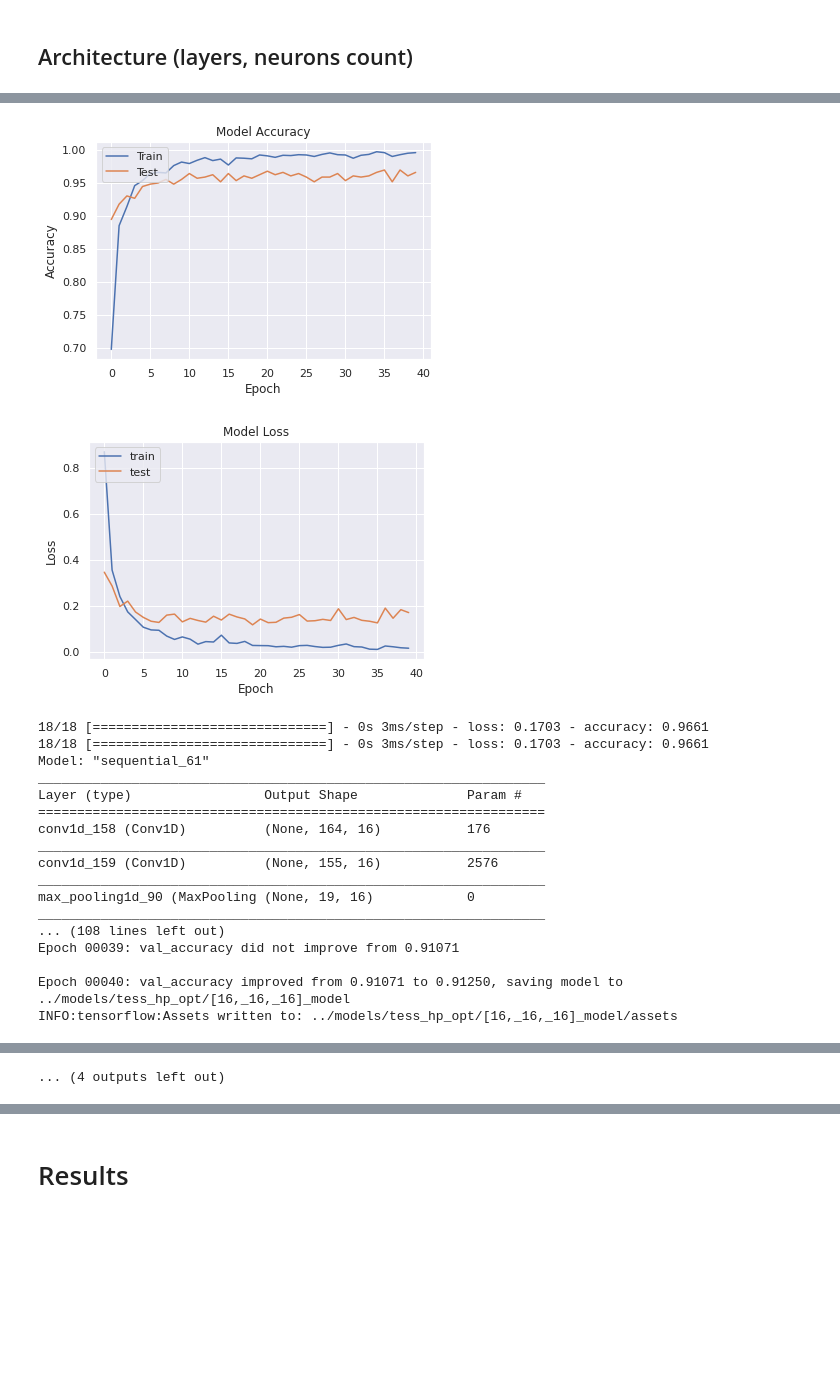
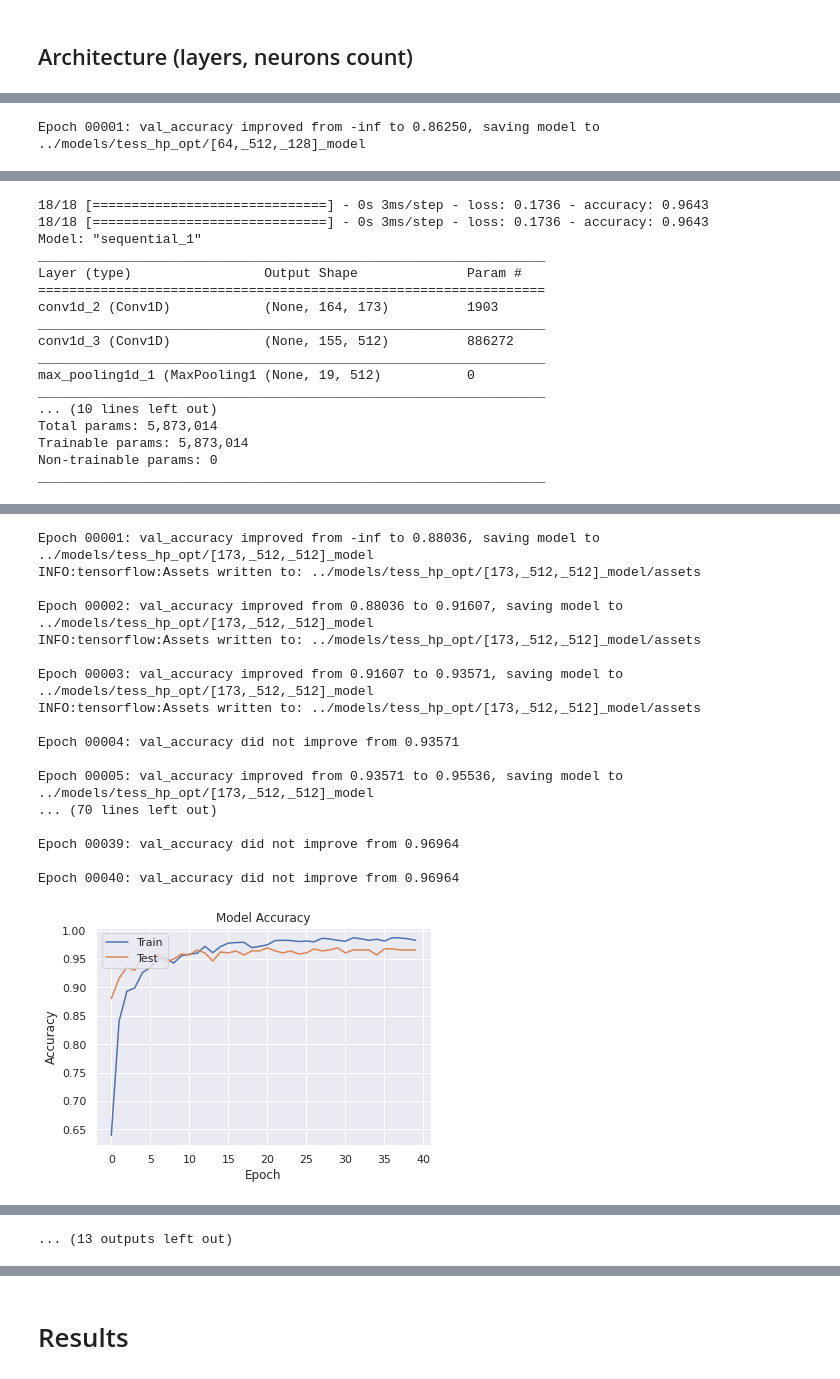
Before and after one commit to mikolajm190/python_SER_DL, a Jupyter notebook: src/tess_hp_opt.ipynb, the cells around one changed output, grey strips where cells are left out. Drawn from its saved outputs; the diff is of its cells as text; code cells hidden in the pictures; blank space fills up the shorter version.

Commit message:
activation functions update

```diff
--- a/src/tess_hp_opt.ipynb
+++ b/src/tess_hp_opt.ipynb
@@ -238,13 +238,12 @@ import tensorflow as tf
 from tensorflow import keras
 from tensorflow.keras import layers
 from tensorflow.keras.models import Sequential, load_model
-from keras.regularizers import l2
 from keras.utils import plot_model
 
 # model initialization
 def get_model(hidden_layers_count = 3, layers_neurons_count = [64, 128, 128, 256], activation_function='relu',
-             conv_kernel_size = 10, pooling_pool_size = 8, loss_function = 'categorical_crossentropy',
-              opt = keras.optimizers.Adam(learning_rate=0.001)):
+             output_activation_function='sigmoid', conv_kernel_size = 10, pooling_pool_size = 8,
+              loss_function = 'categorical_crossentropy', opt = keras.optimizers.Adam(learning_rate=0.001)):
 
     model = tf.keras.Sequential()
 
@@ -265,10 +264,10 @@ def get_model(hidden_layers_count = 3, layers_neurons_count = [64, 128, 128, 256
     model.add(layers.Dropout(0.4))
 
     # output layer
-    model.add(layers.Dense(7, activation='sigmoid'))
+    model.add(layers.Dense(7, activation=output_activation_function))
 
     # loss function and optimizer
-    model.compile(loss=loss_function, optimizer=opt,metrics=['accuracy'])
+    model.compile(loss=loss_function, optimizer=opt, metrics=['accuracy'])
 
     return model
 # %% [markdown]
@@ -276,7 +275,7 @@ def get_model(hidden_layers_count = 3, layers_neurons_count = [64, 128, 128, 256
 # %%
 from keras.callbacks import ModelCheckpoint
 
-def fit_save_results(model = model, custom_model_name = 'default_model', paths = [modelsPath, imgsPath]):
+def fit_save_results(model, custom_model_name = 'default_model', paths = [modelsPath, imgsPath]):
 
     # new dir prep
     for p in paths:
@@ -323,14 +322,20 @@ def fit_save_results(model = model, custom_model_name = 'default_model', paths =
 # %%
 proposed_architectures = (
     [2, [64, 512, 128]],
-    [2, [64, 512, 512]],
-    [2, [16, 16, 16]],
+    [2, [173, 512, 512]],
     [3, [64, 128, 128, 256]],
-    [3, [16, 32, 64, 32]],
+    [3, [82, 64, 64, 32]]
 )
 
 for arch in proposed_architectures:
     model = get_model(arch[0], arch[1])
     model.summary()
     fit_save_results(model, custom_model_name=f'{str(arch[1]).replace(" ", "_")}_model')
+
+model = get_model(5, [82, 100, 100, 200, 100, 50], conv_kernel_size=3, pooling_pool_size=3)
+model.summary()
+fit_save_results(model, custom_model_name='82_100_100_200_100_50_kern_3_pool_3_model')
+
+# best - 173, 512, 512
+best_arch = (2, (173, 512, 512))
 # %% [output]
@@ -353,0 +378 @@ Epoch 00040: val_accuracy did not improve from 0.96786
+Epoch 00001: val_accuracy improved from -inf to 0.86250, saving model to ../models/tess_hp_opt/[64,_512,_128]_model
@@ -372,0 +399,17 @@ Epoch 00040: val_accuracy did not improve from 0.96964
+18/18 [==============================] - 0s 3ms/step - loss: 0.1736 - accuracy: 0.9643
+18/18 [==============================] - 0s 3ms/step - loss: 0.1736 - accuracy: 0.9643
+Model: "sequential_1"
+_________________________________________________________________
+Layer (type)                 Output Shape              Param #
+=================================================================
+conv1d_2 (Conv1D)            (None, 164, 173)          1903
+_________________________________________________________________
+conv1d_3 (Conv1D)            (None, 155, 512)          886272
+_________________________________________________________________
+max_pooling1d_1 (MaxPooling1 (None, 19, 512)           0
+_________________________________________________________________
+... (10 lines left out)
+Total params: 5,873,014
+Trainable params: 5,873,014
+Non-trainable params: 0
+_________________________________________________________________
@@ -373,19 +418,18 @@ Epoch 00040: val_accuracy did not improve from 0.96964
+Epoch 00001: val_accuracy improved from -inf to 0.88036, saving model to ../models/tess_hp_opt/[173,_512,_512]_model
+INFO:tensorflow:Assets written to: ../models/tess_hp_opt/[173,_512,_512]_model/assets
+
+Epoch 00002: val_accuracy improved from 0.88036 to 0.91607, saving model to ../models/tess_hp_opt/[173,_512,_512]_model
+INFO:tensorflow:Assets written to: ../models/tess_hp_opt/[173,_512,_512]_model/assets
+
+Epoch 00003: val_accuracy improved from 0.91607 to 0.93571, saving model to ../models/tess_hp_opt/[173,_512,_512]_model
+INFO:tensorflow:Assets written to: ../models/tess_hp_opt/[173,_512,_512]_model/assets
+
+Epoch 00004: val_accuracy did not improve from 0.93571
+
+Epoch 00005: val_accuracy improved from 0.93571 to 0.95536, saving model to ../models/tess_hp_opt/[173,_512,_512]_model
+... (70 lines left out)
+
+Epoch 00039: val_accuracy did not improve from 0.96964
+
+Epoch 00040: val_accuracy did not improve from 0.96964
-[figure, old version]
+[figure, new version]
-[figure, removed]
-18/18 [==============================] - 0s 3ms/step - loss: 0.1703 - accuracy: 0.9661
-18/18 [==============================] - 0s 3ms/step - loss: 0.1703 - accuracy: 0.9661
-Model: "sequential_61"
-_________________________________________________________________
-Layer (type)                 Output Shape              Param #
-=================================================================
-conv1d_158 (Conv1D)          (None, 164, 16)           176
-_________________________________________________________________
-conv1d_159 (Conv1D)          (None, 155, 16)           2576
-_________________________________________________________________
-max_pooling1d_90 (MaxPooling (None, 19, 16)            0
-_________________________________________________________________
-... (108 lines left out)
-Epoch 00039: val_accuracy did not improve from 0.91071
-
-Epoch 00040: val_accuracy improved from 0.91071 to 0.91250, saving model to ../models/tess_hp_opt/[16,_16,_16]_model
-INFO:tensorflow:Assets written to: ../models/tess_hp_opt/[16,_16,_16]_model/assets
@@ -413 +436 @@ Epoch 00040: val_accuracy did not improve from 0.96786
-... (4 outputs left out)
+... (13 outputs left out)
```
Also changed, not shown: parts of 7 cells of this notebook.
